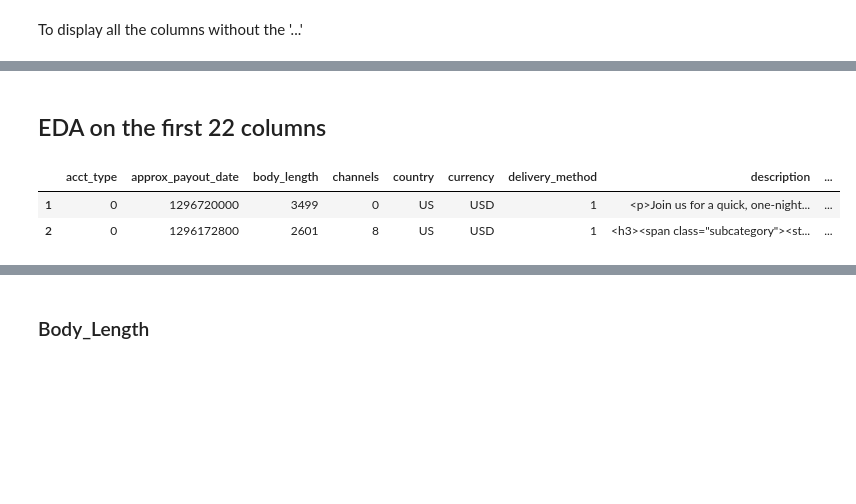
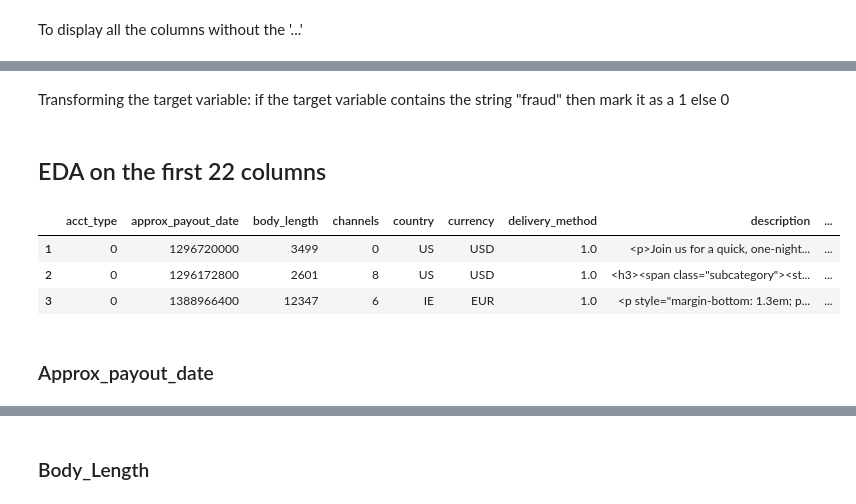
Before and after one commit to BryceLuna/Fraud_Detection, a Jupyter notebook: EDA.ipynb, the cells around one changed output, grey strips where cells are left out. Saved outputs shown, nothing was run; the diff lists cells and outputs as text; code cells hidden in the pictures; blank space fills up the shorter version.

Commit message:
eda on more variables

```diff
--- a/EDA.ipynb
+++ b/EDA.ipynb
@@ -68,0 +88,2 @@ pd.set_option('display.max_columns',22)
+# %% [markdown]
+Transforming the target variable: if the target variable contains the string "fraud" then mark it as a 1 else 0
@@ -69,8 +98,11 @@ pd.set_option('display.max_columns',22)
 # %% [markdown]
 ## EDA on the first 22 columns
 # %%
-df.iloc[1:3,0:22]
+df.iloc[1:4,0:22]
 # %% [output]
 |  | acct_type | approx_payout_date | body_length | channels | country | currency | delivery_method | description | ... |
-| 1 | 0 | 1296720000 | 3499 | 0 | US | USD | 1 | <p>Join us for a quick, one-night... | ... |
-| 2 | 0 | 1296172800 | 2601 | 8 | US | USD | 1 | <h3><span class="subcategory"><st... | ... |
+| 1 | 0 | 1296720000 | 3499 | 0 | US | USD | 1.0 | <p>Join us for a quick, one-night... | ... |
+| 2 | 0 | 1296172800 | 2601 | 8 | US | USD | 1.0 | <h3><span class="subcategory"><st... | ... |
+| 3 | 0 | 1388966400 | 12347 | 6 | IE | EUR | 1.0 | <p style="margin-bottom: 1.3em; p... | ... |
+# %% [markdown]
+### Approx_payout_date
```
Also changed, not shown: parts of 231 cells of this notebook.
